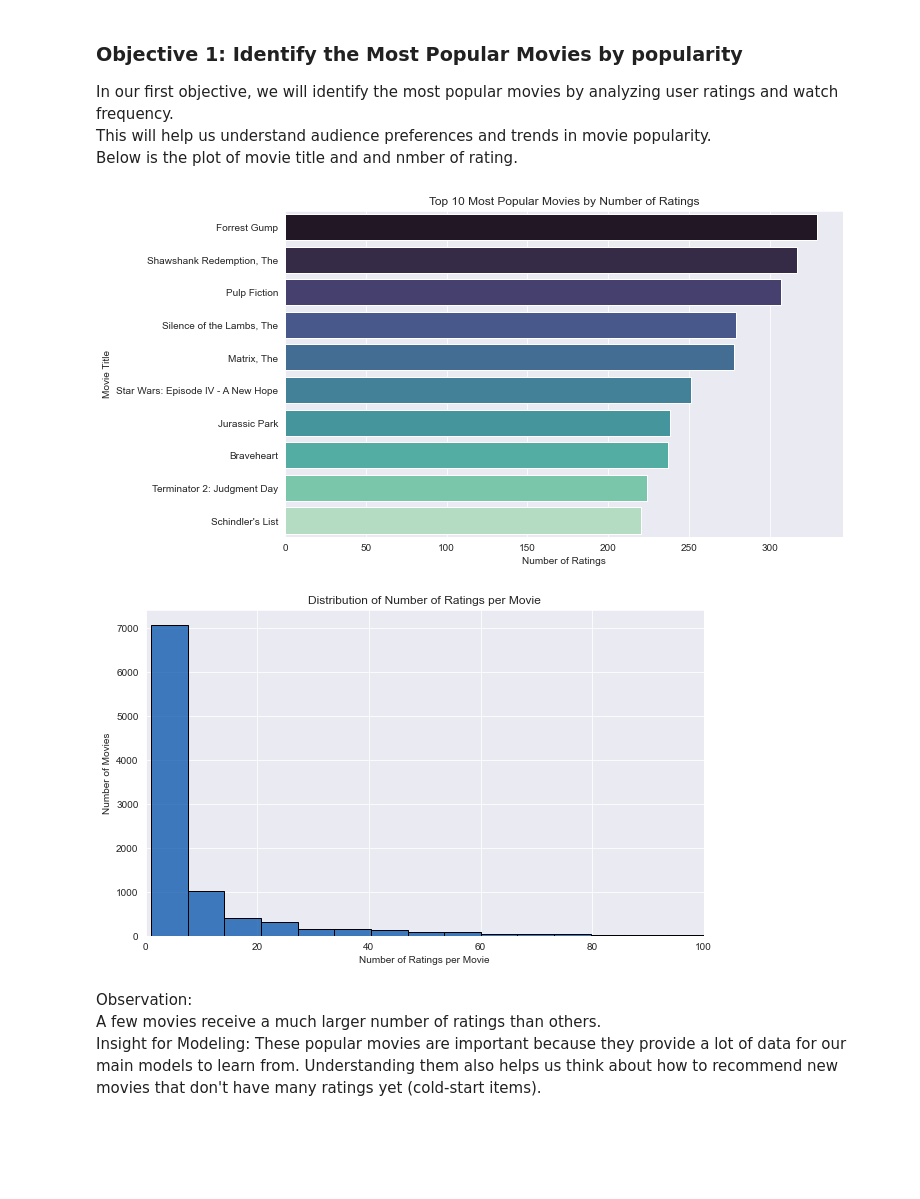
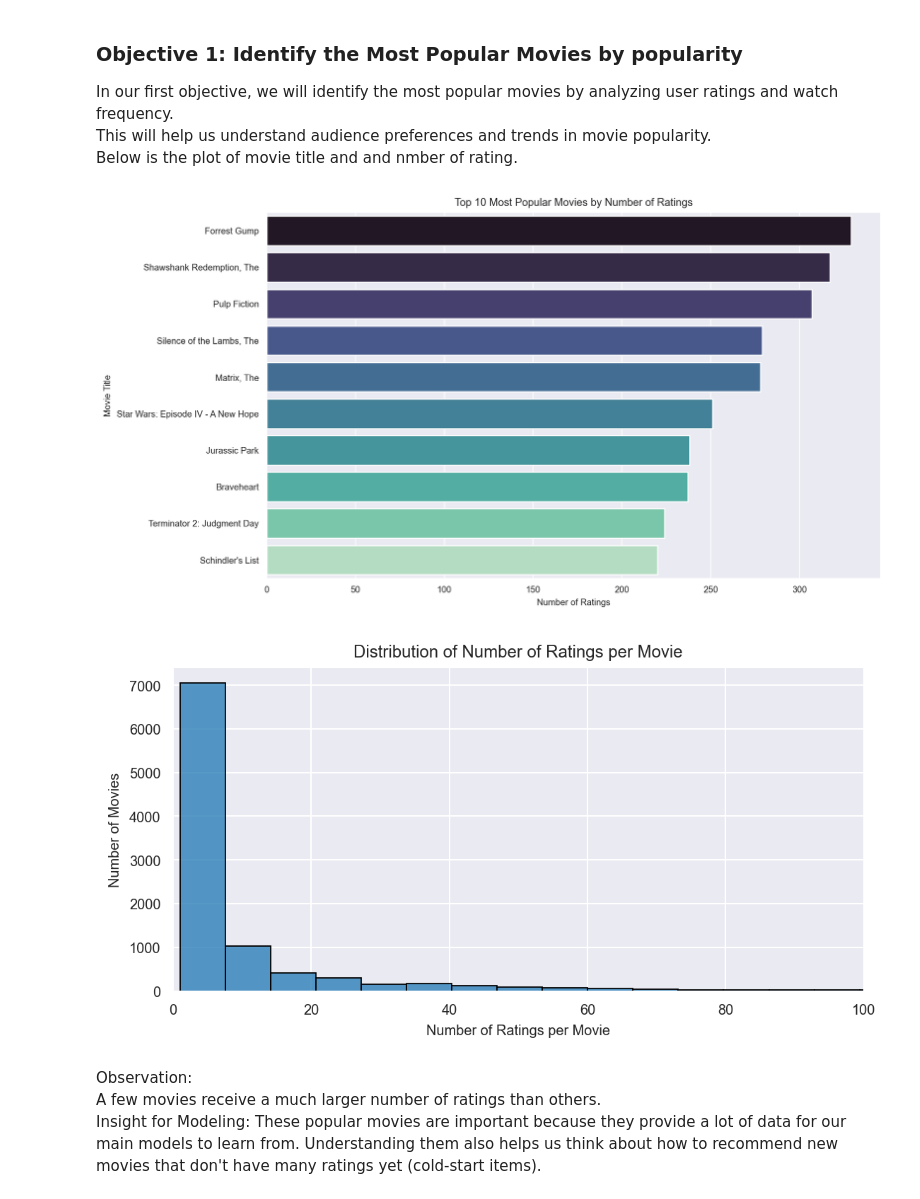
Before and after one commit to Kanyenje-Brian/MovieLens-Recommender, a Jupyter notebook: notebook.ipynb, the cells around one changed output. Cells and saved outputs as stored; diff of their text form; code cells hidden in the pictures; blank space fills up the shorter version.

```diff
--- a/notebook.ipynb
+++ b/notebook.ipynb
@@ -285,8 +292,9 @@ max     610.000000  193565.000000  1.537099e+09
 Let's explore the most common user tags used in movies:
 # %%
 common_tags = tag['tag'].value_counts().head(10)
-plt.figure(figsize=(10, 6))
+plt.figure(figsize=(10, 5), dpi=180)
 sns.barplot(x=common_tags.index, y=common_tags.values, palette='mako')
+mpl.rcParams.update({'font.size': 8})
 plt.xticks(rotation=45)
 plt.xlabel('Tags')
 plt.ylabel('Count')
@@ -543,37 +551,43 @@ Below is the plot of movie title and and nmber of rating.
 # %%
 # Group the ratings by movieId and calculate the mean and count of ratings for each movie
 popular_movies = ratings.groupby('movieId').agg({'rating': ['mean', 'count']})
 
 # Rename the columns for clarity
 popular_movies.columns = ['avg_rating', 'num_ratings']
 
 # Sort movies in descending order based on the number of ratings (popularity)
 popular_movies = popular_movies.sort_values('num_ratings', ascending=False)
 
 # Merge the popularity data with movie metadata to include titles and other details
 top_movies = pd.merge(popular_movies, movies_clean, on='movieId')
 
 top_movies_by_num = top_movies.sort_values(by='num_ratings', ascending=False)
-plt.figure(figsize=(10, 6))
+plt.figure(figsize=(10, 6), dpi=180)
 sns.barplot(x='num_ratings', y='title',
             data=top_movies_by_num.head(10), palette='mako')
+mpl.rcParams.update({'font.size': 8})
 plt.xlabel('Number of Ratings')
 plt.ylabel('Movie Title')
 plt.title('Top 10 Most Popular Movies by Number of Ratings')
 plt.show()
 # %% [output]
-[figure, old version]
+[figure, new version]
 # %%
 # Visualize the distribution of the number of ratings per movie
-plt.figure(figsize=(10, 6))
-sns.histplot(popular_movies['num_ratings'], bins=50, color="#0552AA", edgecolor='black')
+plt.figure(figsize=(7, 3.3), dpi=180)
+# Set global font size
+mpl.rcParams.update({'font.size': 8})
+
+sns.set_palette('tab10')
+sns.histplot(popular_movies['num_ratings'], bins=50, edgecolor='black')
 plt.xlabel('Number of Ratings per Movie')
 plt.ylabel('Number of Movies')
 plt.title('Distribution of Number of Ratings per Movie')
-plt.xlim(0, 100) # Limit x-axis to better see the distribution for the majority of movies
+# Limit x-axis to better see the distribution for the majority of movies
+plt.xlim(0, 100)
 plt.show()
 # %% [output]
-[figure, old version]
+[figure, new version]
 # %% [markdown]
 Observation:<br>A few movies receive a much larger number of ratings than others.<br>
 Insight for Modeling: These popular movies are important because they provide a lot of data for our main models to learn from. Understanding them also helps us think about how to recommend new movies that don't have many ratings yet (cold-start items).
```
Also changed, not shown: parts of 38 cells of this notebook, 2 other files.
